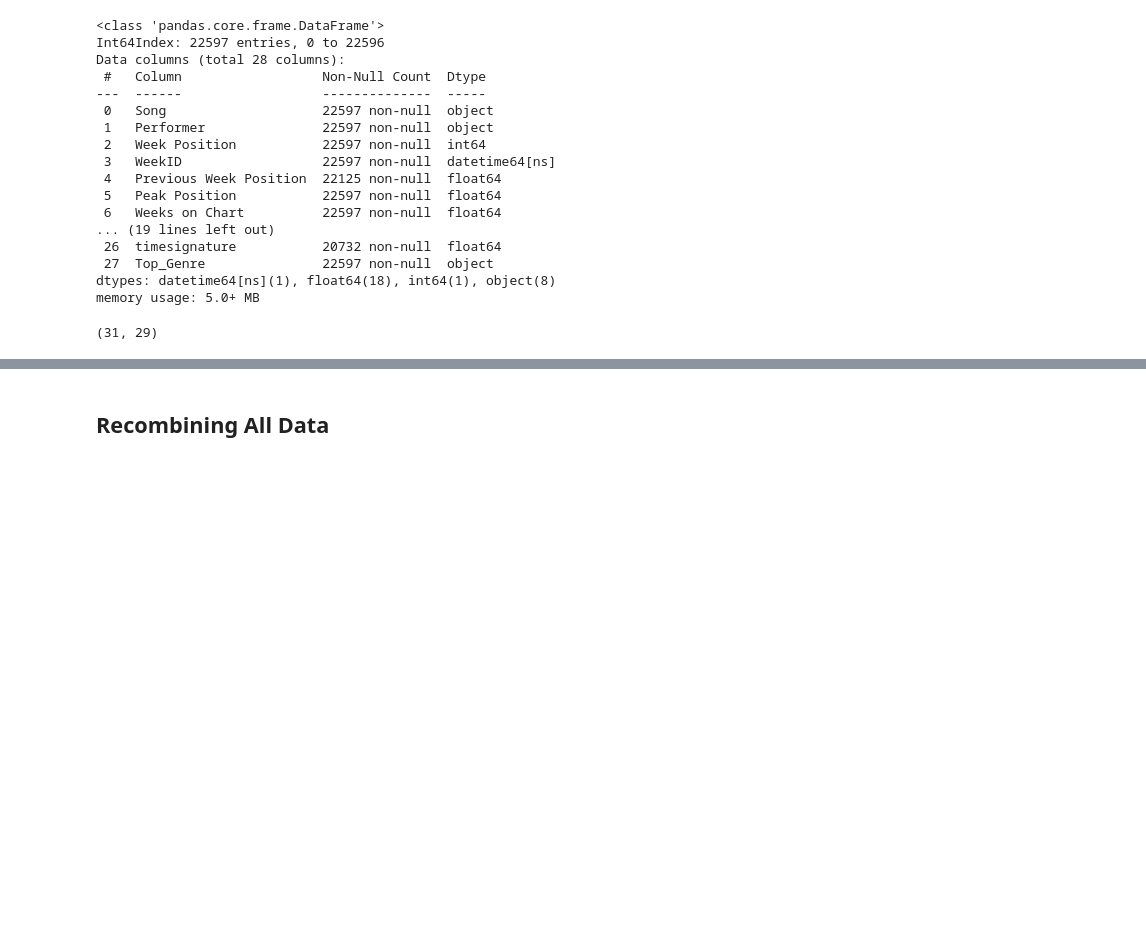
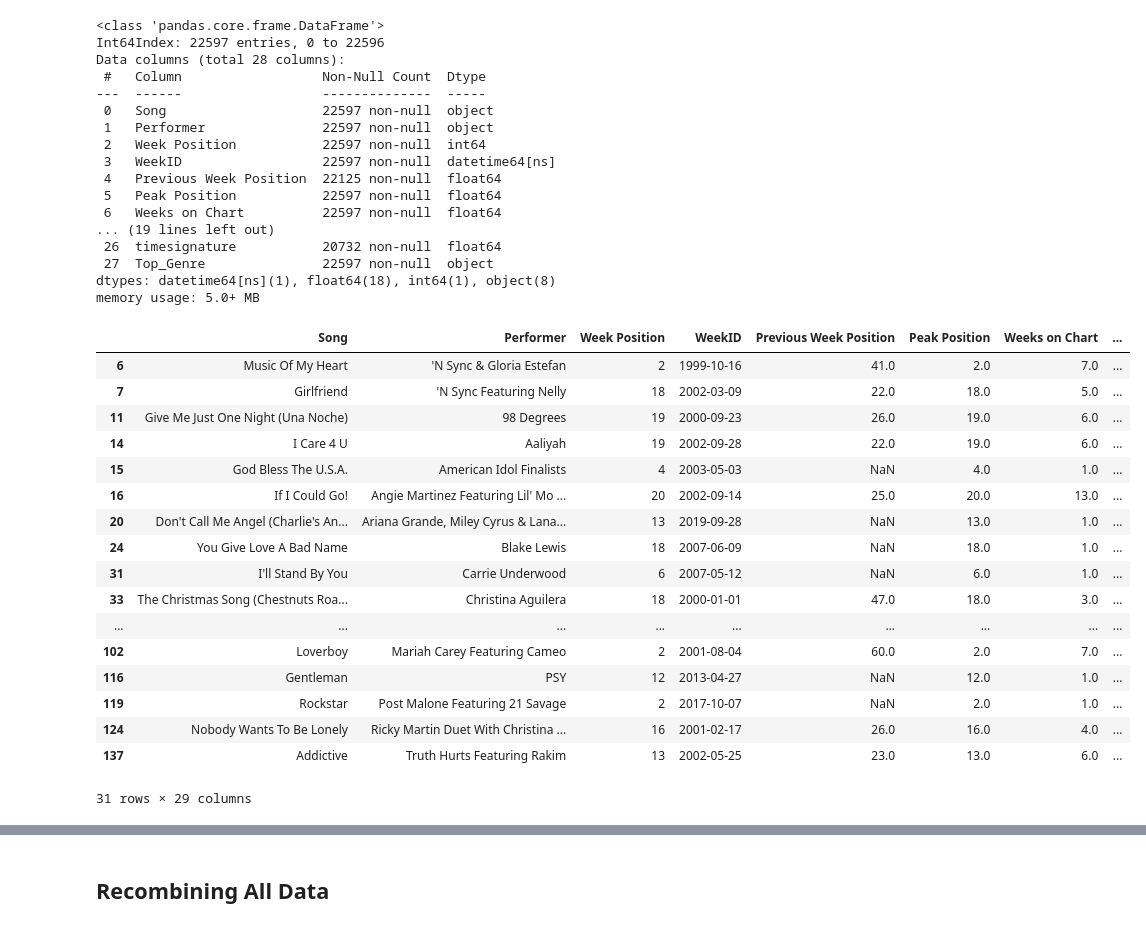
Before and after one commit to kyle-rgb/Spotify_Project, a Jupyter notebook: notebooks/DataTransformation.ipynb, the cells around one changed output, grey strips where cells are left out. Cells and saved outputs as stored; diff of their text form; code cells hidden in the pictures; blank space fills up the shorter version.

```diff
--- a/notebooks/DataTransformation.ipynb
+++ b/notebooks/DataTransformation.ipynb
@@ -1105,9 +1105,26 @@ Data columns (total 28 columns):
 dtypes: datetime64[ns](1), float64(18), int64(1), object(8)
 memory usage: 5.0+ MB
 # %%
-missing_songs_df[missing_songs_df.energy.isnull()].shape
+missing_songs_df[missing_songs_df.energy.isnull()]
 # %% [output]
+|  | Song | Performer | Week Position | WeekID | Previous Week Position | Peak Position | Weeks on Chart | ... |
+| 6 | Music Of My Heart | 'N Sync & Gloria Estefan | 2 | 1999-10-16 | 41.0 | 2.0 | 7.0 | ... |
+| 7 | Girlfriend | 'N Sync Featuring Nelly | 18 | 2002-03-09 | 22.0 | 18.0 | 5.0 | ... |
+| 11 | Give Me Just One Night (Una Noche) | 98 Degrees | 19 | 2000-09-23 | 26.0 | 19.0 | 6.0 | ... |
+| 14 | I Care 4 U | Aaliyah | 19 | 2002-09-28 | 22.0 | 19.0 | 6.0 | ... |
+| 15 | God Bless The U.S.A. | American Idol Finalists | 4 | 2003-05-03 | NaN | 4.0 | 1.0 | ... |
+| 16 | If I Could Go! | Angie Martinez Featuring Lil' Mo ... | 20 | 2002-09-14 | 25.0 | 20.0 | 13.0 | ... |
+| 20 | Don't Call Me Angel (Charlie's An... | Ariana Grande, Miley Cyrus & Lana... | 13 | 2019-09-28 | NaN | 13.0 | 1.0 | ... |
+| 24 | You Give Love A Bad Name | Blake Lewis | 18 | 2007-06-09 | NaN | 18.0 | 1.0 | ... |
+| 31 | I'll Stand By You | Carrie Underwood | 6 | 2007-05-12 | NaN | 6.0 | 1.0 | ... |
+| 33 | The Christmas Song (Chestnuts Roa... | Christina Aguilera | 18 | 2000-01-01 | 47.0 | 18.0 | 3.0 | ... |
+| ... | ... | ... | ... | ... | ... | ... | ... | ... |
+| 102 | Loverboy | Mariah Carey Featuring Cameo | 2 | 2001-08-04 | 60.0 | 2.0 | 7.0 | ... |
+| 116 | Gentleman | PSY | 12 | 2013-04-27 | NaN | 12.0 | 1.0 | ... |
+| 119 | Rockstar | Post Malone Featuring 21 Savage | 2 | 2017-10-07 | NaN | 2.0 | 1.0 | ... |
+| 124 | Nobody Wants To Be Lonely | Ricky Martin Duet With Christina ... | 16 | 2001-02-17 | 26.0 | 16.0 | 4.0 | ... |
+| 137 | Addictive | Truth Hurts Featuring Rakim | 13 | 2002-05-25 | 23.0 | 13.0 | 6.0 | ... |
-(31, 29)
+31 rows × 29 columns
 # %%
 missing_songs = {7: [{
   "danceability": 0.748,
```
Also changed, not shown: parts of 64 cells of this notebook, 1 other file.
